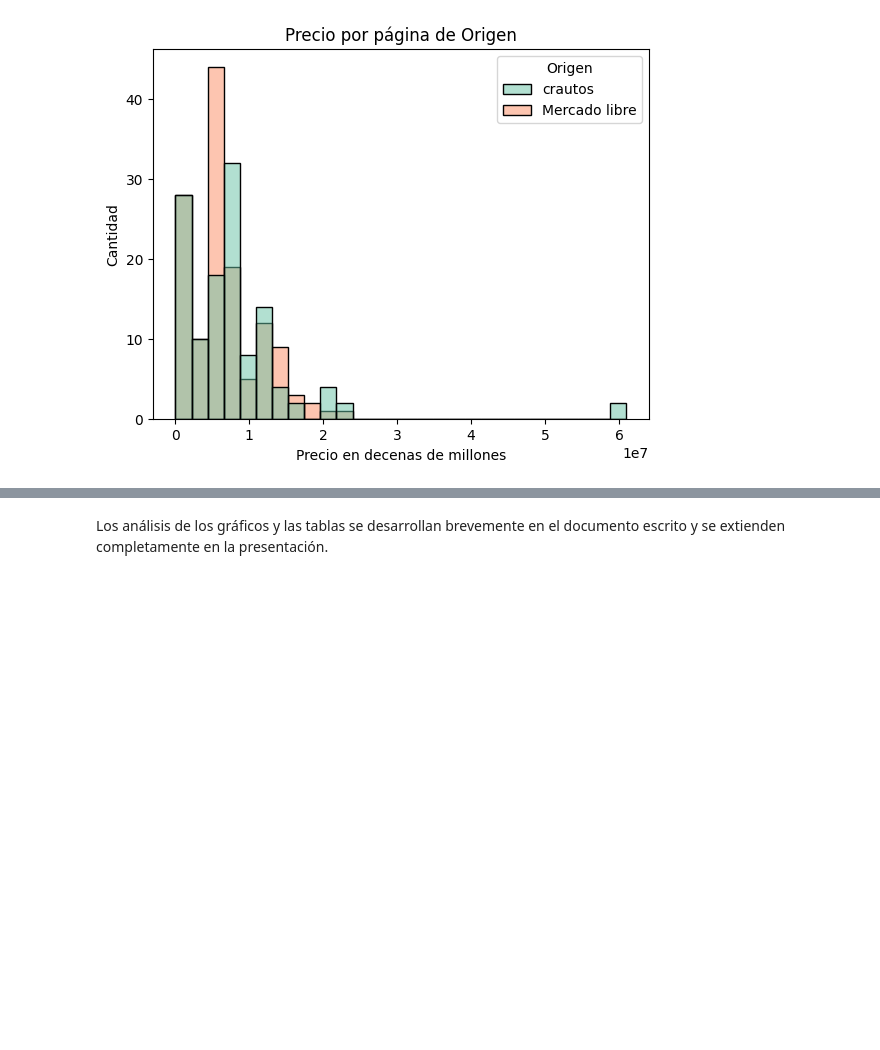
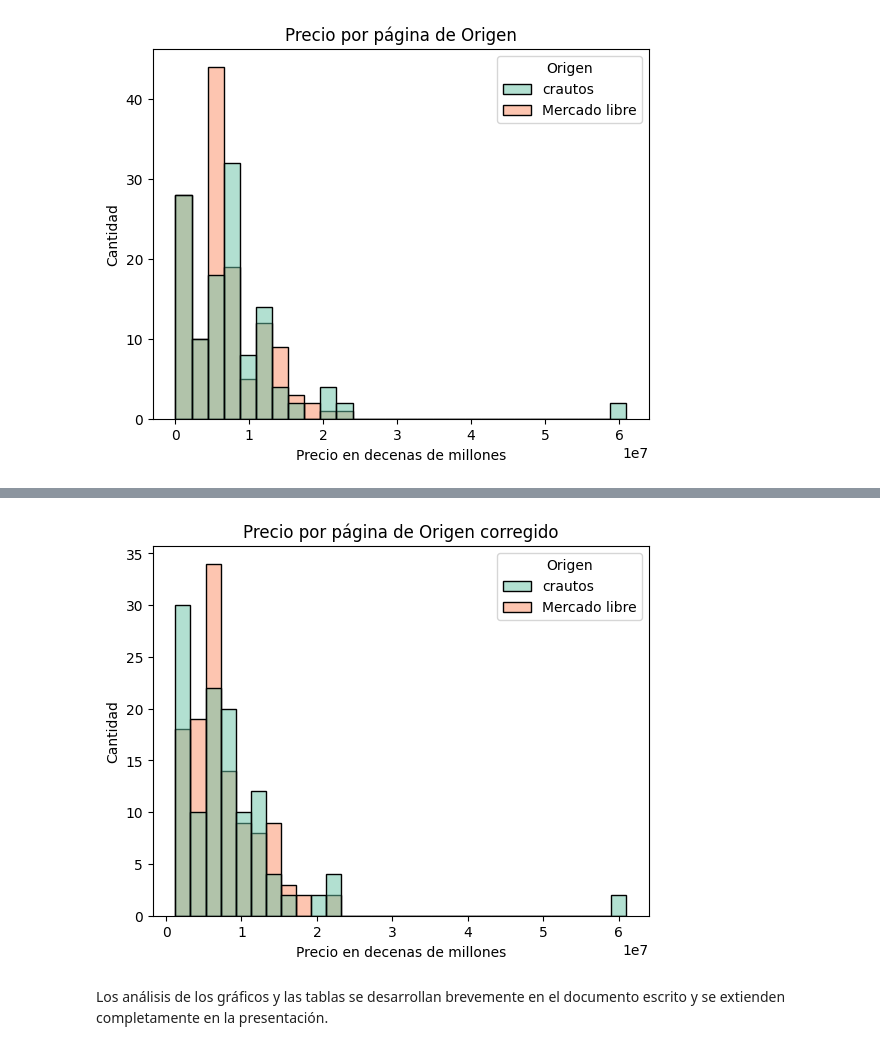
Before and after one commit to Santifer0803/Proyecto_individual_herramientas_II, a Jupyter notebook: cod/Proyecto_individual.ipynb, the cells around one changed output, grey strips where cells are left out. Cells and saved outputs as stored; diff of their text form; code cells hidden in the pictures; blank space fills up the shorter version.

```diff
--- a/cod/Proyecto_individual.ipynb
+++ b/cod/Proyecto_individual.ipynb
@@ -779,2 +809,16 @@ plt.show()
+# %%
+# Gráfico con los años en el eje x, agrupa por origen y llena con porcentajes en cada intervalo de años según el origen
+sns.histplot(x = 'Precio', hue = 'Origen', data = df_mod, palette = 'Set2')
+
+# Ejes
+plt.xlabel('Precio en decenas de millones')
+plt.ylabel('Cantidad')
+
+# Título
+plt.title('Precio por página de Origen corregido')
+
+plt.show()
+# %% [output]
+[figure, added]
 # %% [markdown]
 Los análisis de los gráficos y las tablas se desarrollan brevemente en el documento escrito y se extienden completamente en la presentación.
```
Also changed, not shown: parts of 4 cells of this notebook, 1 other file.
